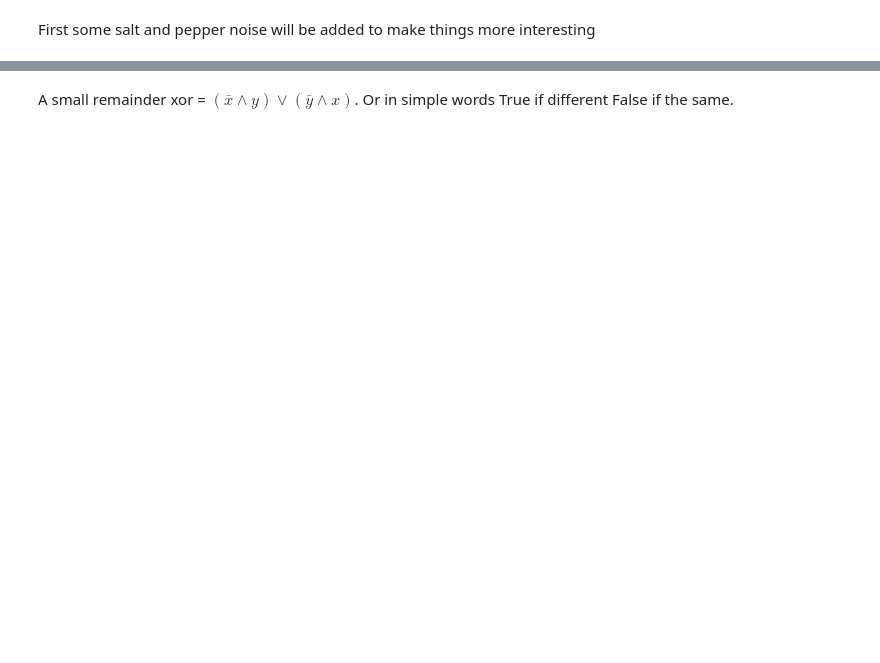
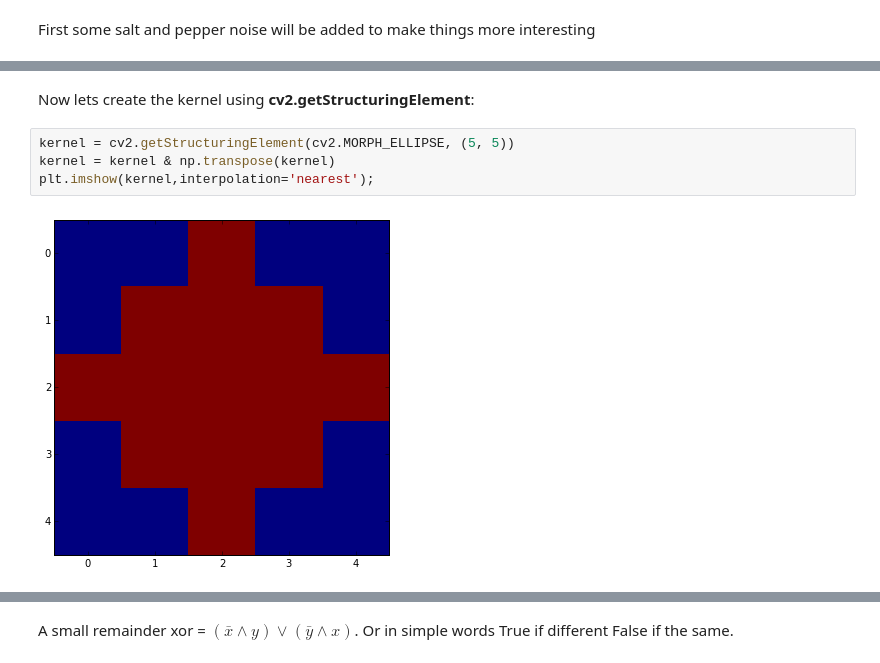
Before and after one commit to chengoldberg/xtr3d-challenge, a Jupyter notebook: notebooks/blob_analysis.ipynb, the cells around one changed output, grey strips where cells are left out. Cells and saved outputs as stored; diff of their text form; blank space fills up the shorter version.

```diff
--- a/notebooks/blob_analysis.ipynb
+++ b/notebooks/blob_analysis.ipynb
@@ -38,0 +45,8 @@ img_noisy = add_salt_and_pepper(np.copy(img), prob=0.004)
+# %% [markdown]
+Now lets create the kernel using **cv2.getStructuringElement**:
+# %%
+kernel = cv2.getStructuringElement(cv2.MORPH_ELLIPSE, (5, 5))
+kernel = kernel & np.transpose(kernel)
+plt.imshow(kernel,interpolation='nearest');
+# %% [output]
+[figure, added]
```
Also changed, not shown: parts of 37 cells of this notebook, 3 other files.
